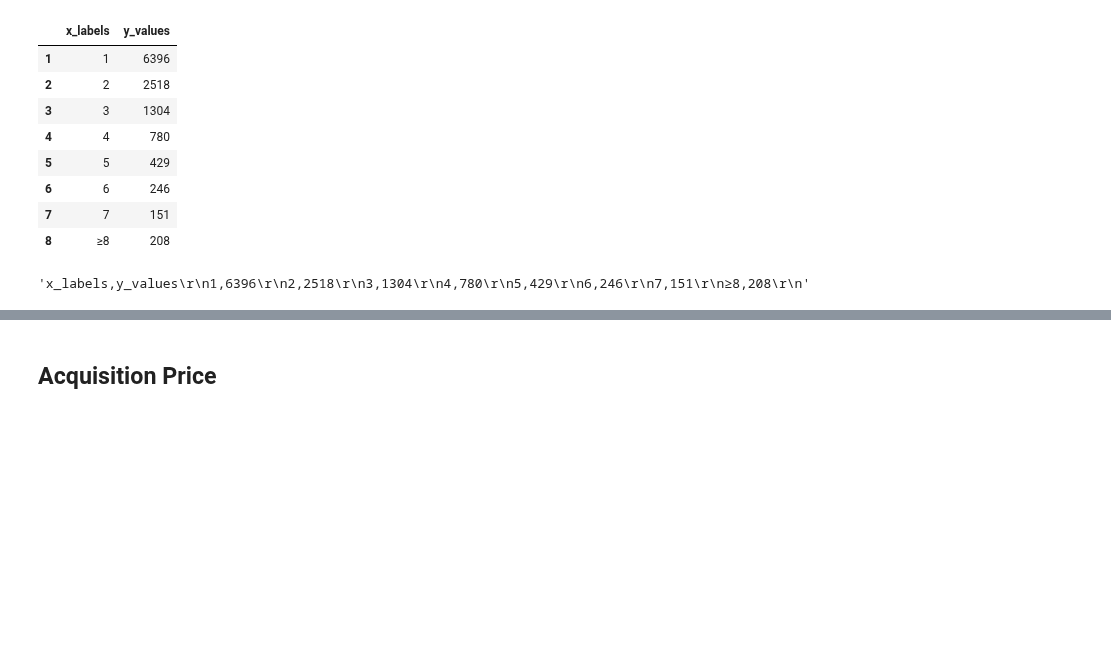
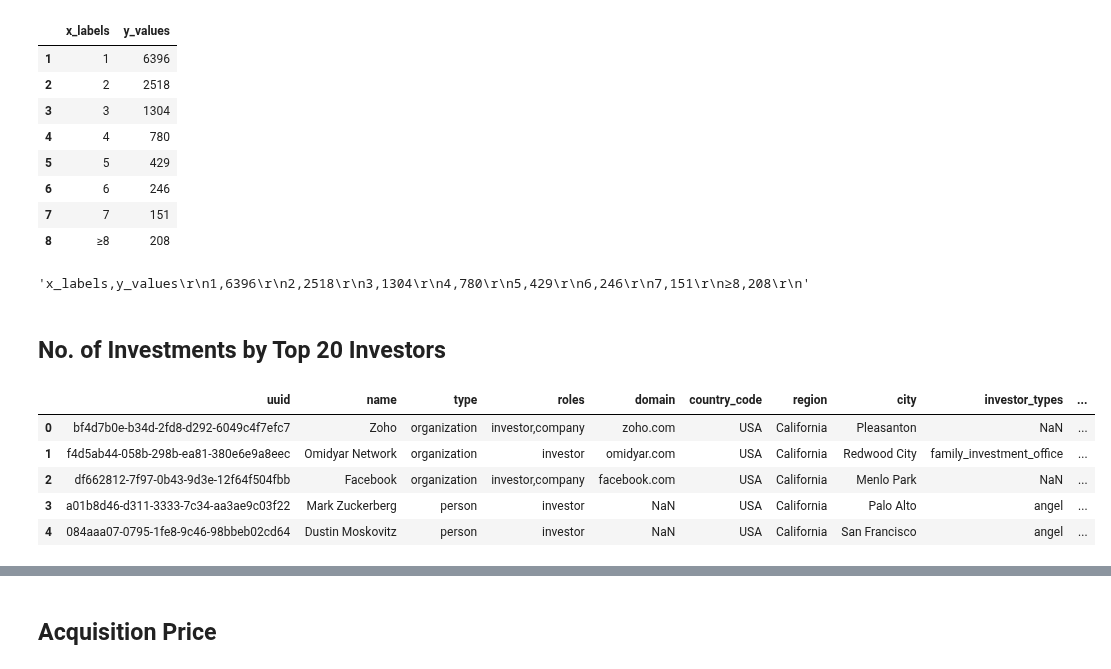
Before and after one commit to StardustLID/TEMG4952A-TEAM-5, a Jupyter notebook: backend/csv_helper.ipynb, the cells around one changed output, grey strips where cells are left out. Saved outputs shown, nothing was run; the diff lists cells and outputs as text; code cells hidden in the pictures; blank space fills up the shorter version.

```diff
--- a/backend/csv_helper.ipynb
+++ b/backend/csv_helper.ipynb
@@ -222,3 +222,16 @@ df
 df.to_csv(index=False)
 # %% [output]
 'x_labels,y_values\r\n1,6396\r\n2,2518\r\n3,1304\r\n4,780\r\n5,429\r\n6,246\r\n7,151\r\n≥8,208\r\n'
+# %% [markdown]
+## No. of Investments by Top 20 Investors
+# %%
+import pandas as pd
+df = pd.read_csv("../bulk_export_processed/investors_processed.csv")
+df.head()
+# %% [output]
+|  | uuid | name | type | roles | domain | country_code | region | city | investor_types | ... |
+| 0 | bf4d7b0e-b34d-2fd8-d292-6049c4f7efc7 | Zoho | organization | investor,company | zoho.com | USA | California | Pleasanton | NaN | ... |
+| 1 | f4d5ab44-058b-298b-ea81-380e6e9a8eec | Omidyar Network | organization | investor | omidyar.com | USA | California | Redwood City | family_investment_office | ... |
+| 2 | df662812-7f97-0b43-9d3e-12f64f504fbb | Facebook | organization | investor,company | facebook.com | USA | California | Menlo Park | NaN | ... |
+| 3 | a01b8d46-d311-3333-7c34-aa3ae9c03f22 | Mark Zuckerberg | person | investor | NaN | USA | California | Palo Alto | angel | ... |
+| 4 | 084aaa07-0795-1fe8-9c46-98bbeb02cd64 | Dustin Moskovitz | person | investor | NaN | USA | California | San Francisco | angel | ... |
```
Also changed, not shown: parts of 5 cells of this notebook, 3 other files.
